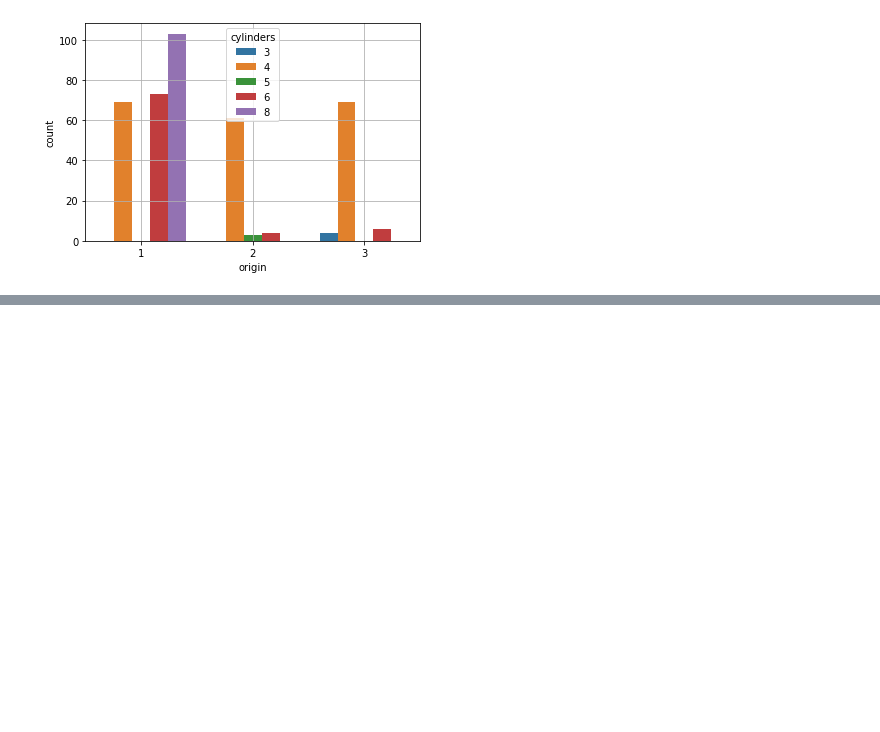
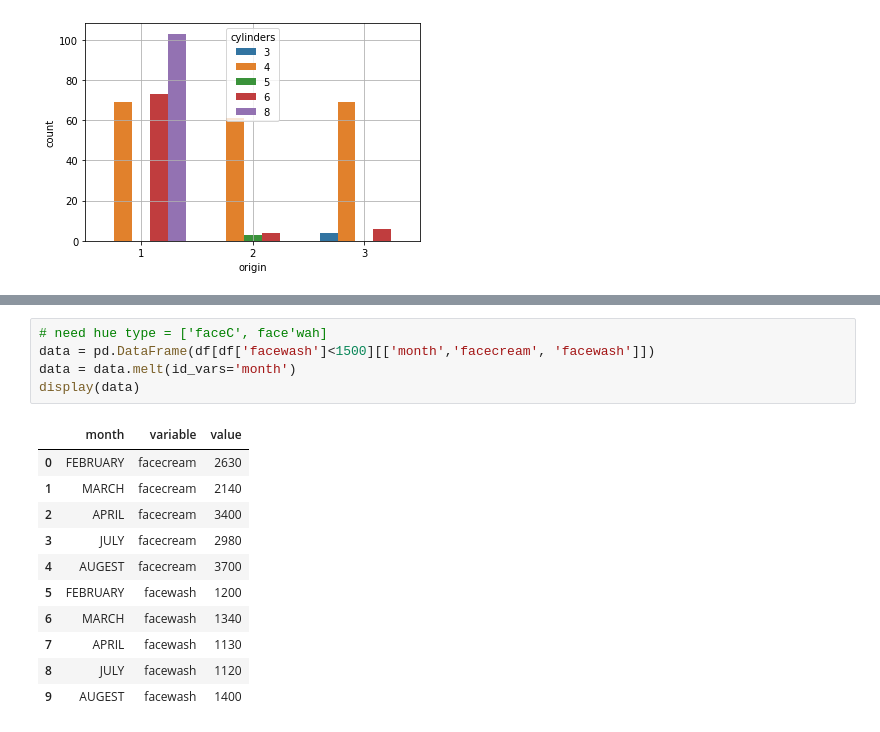
Before and after one commit to sreeh4ri/ictk_projects, a Jupyter notebook: notebooks/ex-seaborn-basics.ipynb, the cells around one changed output, grey strips where cells are left out. Drawn from its saved outputs; the diff is of its cells as text; blank space fills up the shorter version.

```diff
--- a/notebooks/ex-seaborn-basics.ipynb
+++ b/notebooks/ex-seaborn-basics.ipynb
@@ -103,0 +119,17 @@ plt.grid(True)
+# %%
+# need hue type = ['faceC', face'wah]
+data = pd.DataFrame(df[df['facewash']<1500][['month','facecream', 'facewash']])
+data = data.melt(id_vars='month')
+display(data)
+# %% [output]
+|  | month | variable | value |
+| 0 | FEBRUARY | facecream | 2630 |
+| 1 | MARCH | facecream | 2140 |
+| 2 | APRIL | facecream | 3400 |
+| 3 | JULY | facecream | 2980 |
+| 4 | AUGEST | facecream | 3700 |
+| 5 | FEBRUARY | facewash | 1200 |
+| 6 | MARCH | facewash | 1340 |
+| 7 | APRIL | facewash | 1130 |
+| 8 | JULY | facewash | 1120 |
+| 9 | AUGEST | facewash | 1400 |
```
Also changed, not shown: parts of 3 cells of this notebook, 1 other file.
